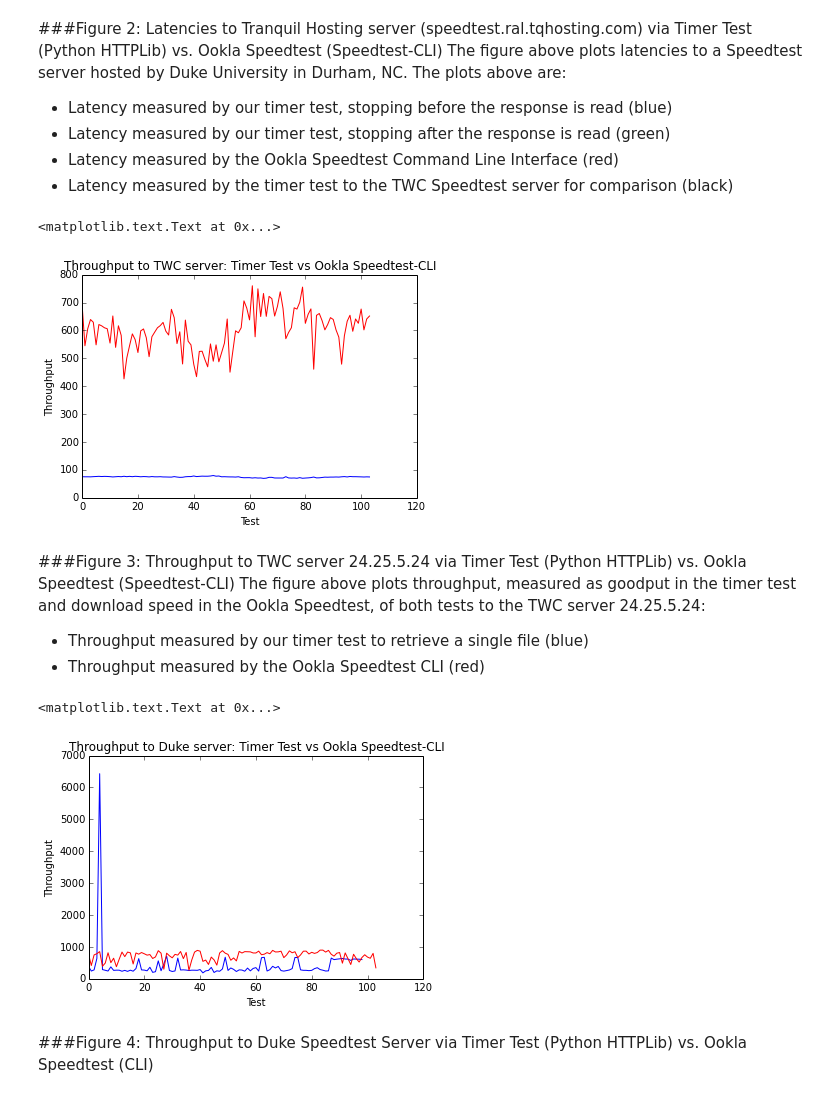
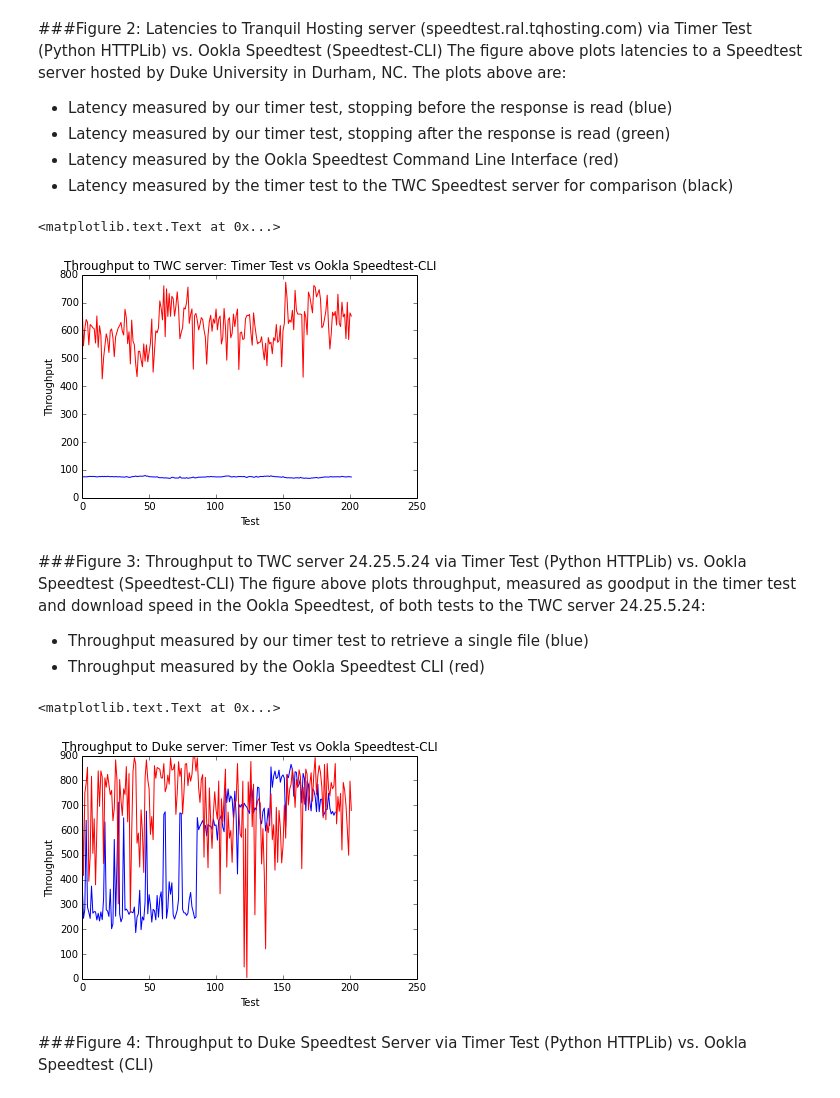
Before and after one commit to amirunpri2018/net-score, a Jupyter notebook: notebooks/Duke_test_data.ipynb, the cells around one changed output. Saved outputs shown, nothing was run; the diff lists cells and outputs as text; code cells hidden in the pictures.

```diff
--- a/notebooks/Duke_test_data.ipynb
+++ b/notebooks/Duke_test_data.ipynb
@@ -5,7 +5,7 @@ import numpy as np
 import pylab
 import operator
 # %%
-speedtest_data = np.loadtxt('../data/duke_results_lat.csv', dtype='string', delimiter=',')
+speedtest_data = np.loadtxt('../data/updated_res_log.csv', dtype='string', delimiter=',')
 # %%
 #Print first row to get column numbers for data comparison
 print "YT: Latency, Thru | TWC timer: Latency, thru | TWC speed: Latency, down, up | Duke timer: Latency, thru | Duke speed: Latency, down, up"
@@ -115,7 +115,7 @@ pylab.ylabel('Throughput')
 pylab.xlabel('Test')
 # %% [output]
 <matplotlib.text.Text at 0x...>
-[figure, old version]
+[figure, new version]
 # %% [markdown]
 ###Figure 3: Throughput to TWC server 24.25.5.24 via Timer Test (Python HTTPLib) vs. Ookla Speedtest (Speedtest-CLI)
 The figure above plots throughput, measured as goodput in the timer test and download speed in the Ookla Speedtest, of both tests to the TWC server 24.25.5.24:
@@ -125,20 +125,20 @@ The figure above plots throughput, measured as goodput in the timer test and dow
 # %%
 # timeouts = np.where(speedtest_data[:,16] < 0)[0]
 # print timeouts
 
 duke_timer_list = []
 for entry in duke_timer_thru:
-    if float(entry) > 0:
+    if float(entry) > 0 and float(entry) < 1000:
         duke_timer_list.append(float(entry))
 
 pylab.figure()
 pylab.plot(duke_timer_list, '-b')
 pylab.plot(duke_speed_down, '-r')
 pylab.title('Throughput to Duke server: Timer Test vs Ookla Speedtest-CLI')
 pylab.ylabel('Throughput')
 pylab.xlabel('Test')
 # %% [output]
 <matplotlib.text.Text at 0x...>
-[figure, old version]
+[figure, new version]
 # %% [markdown]
 ###Figure 4: Throughput to Duke Speedtest Server via Timer Test (Python HTTPLib) vs. Ookla Speedtest (CLI)
```
Also changed, not shown: parts of 3 cells of this notebook, 7 other files.
